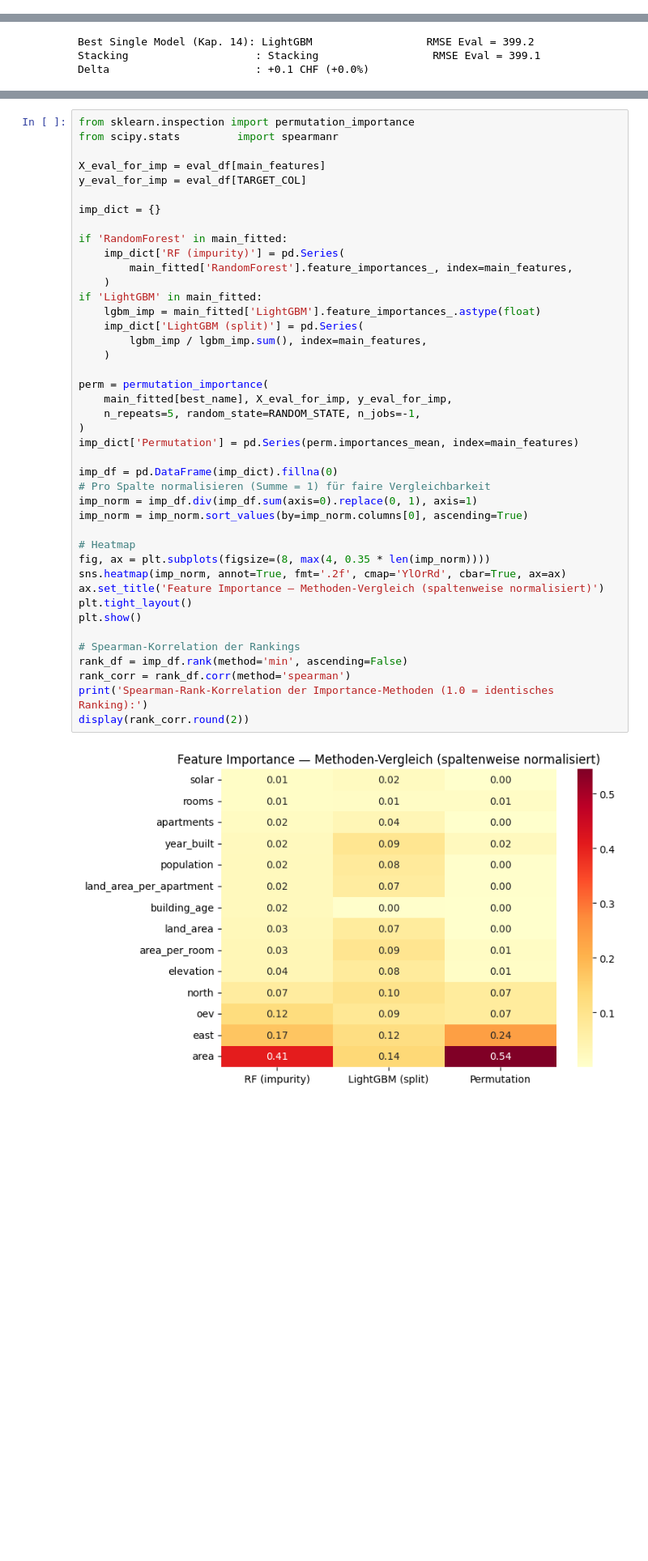
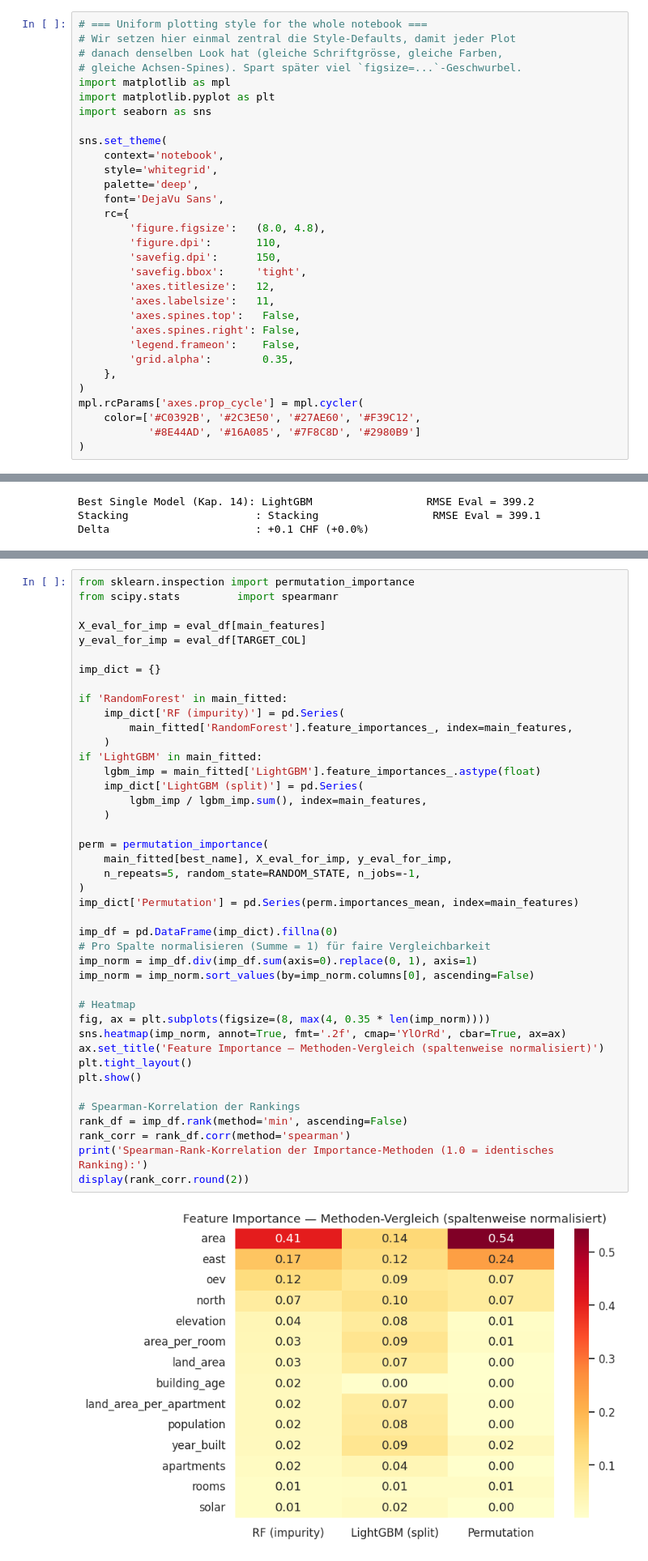
Before and after one commit to 0xff4b/dspro1, a Jupyter notebook: src/notebooks/model_v3_clean.ipynb, the cells around one changed output, grey strips where cells are left out. Shown at 81% size. Saved outputs shown, nothing was run; the diff lists cells and outputs as text; blank space fills up the shorter version.

```diff
--- a/src/notebooks/model_v3_clean.ipynb
+++ b/src/notebooks/model_v3_clean.ipynb
@@ -135,6 +48,37 @@ print(f'LightGBM verfügbar: {HAS_LGBM}')
 # %% [output]
 XGBoost verfügbar : True
 LightGBM verfügbar: True
+# %%
+# === Uniform plotting style for the whole notebook ===
+# Wir setzen hier einmal zentral die Style-Defaults, damit jeder Plot
+# danach denselben Look hat (gleiche Schriftgrösse, gleiche Farben,
+# gleiche Achsen-Spines). Spart später viel `figsize=...`-Geschwurbel.
+import matplotlib as mpl
+import matplotlib.pyplot as plt
+import seaborn as sns
+
+sns.set_theme(
+    context='notebook',
+    style='whitegrid',
+    palette='deep',
+    font='DejaVu Sans',
+    rc={
+        'figure.figsize':   (8.0, 4.8),
+        'figure.dpi':       110,
+        'savefig.dpi':      150,
+        'savefig.bbox':     'tight',
+        'axes.titlesize':   12,
+        'axes.labelsize':   11,
+        'axes.spines.top':   False,
+        'axes.spines.right': False,
+        'legend.frameon':    False,
+        'grid.alpha':        0.35,
+    },
+)
+mpl.rcParams['axes.prop_cycle'] = mpl.cycler(
+    color=['#C0392B', '#2C3E50', '#27AE60', '#F39C12',
+           '#8E44AD', '#16A085', '#7F8C8D', '#2980B9']
+)
 # %%
 from pathlib import Path
 import matplotlib.pyplot as plt
@@ -2763,35 +1641,35 @@ if 'RandomForest' in main_fitted:
     )
 if 'LightGBM' in main_fitted:
     lgbm_imp = main_fitted['LightGBM'].feature_importances_.astype(float)
     imp_dict['LightGBM (split)'] = pd.Series(
         lgbm_imp / lgbm_imp.sum(), index=main_features,
     )
 
 perm = permutation_importance(
     main_fitted[best_name], X_eval_for_imp, y_eval_for_imp,
     n_repeats=5, random_state=RANDOM_STATE, n_jobs=-1,
 )
 imp_dict['Permutation'] = pd.Series(perm.importances_mean, index=main_features)
 
 imp_df = pd.DataFrame(imp_dict).fillna(0)
 # Pro Spalte normalisieren (Summe = 1) für faire Vergleichbarkeit
 imp_norm = imp_df.div(imp_df.sum(axis=0).replace(0, 1), axis=1)
-imp_norm = imp_norm.sort_values(by=imp_norm.columns[0], ascending=True)
+imp_norm = imp_norm.sort_values(by=imp_norm.columns[0], ascending=False)
 
 # Heatmap
 fig, ax = plt.subplots(figsize=(8, max(4, 0.35 * len(imp_norm))))
 sns.heatmap(imp_norm, annot=True, fmt='.2f', cmap='YlOrRd', cbar=True, ax=ax)
 ax.set_title('Feature Importance — Methoden-Vergleich (spaltenweise normalisiert)')
 plt.tight_layout()
 plt.show()
 
 # Spearman-Korrelation der Rankings
 rank_df = imp_df.rank(method='min', ascending=False)
 rank_corr = rank_df.corr(method='spearman')
 print('Spearman-Rank-Korrelation der Importance-Methoden (1.0 = identisches Ranking):')
 display(rank_corr.round(2))
 # %% [output]
-[figure, old version]
+[figure, new version]
 Spearman-Rank-Korrelation der Importance-Methoden (1.0 = identisches Ranking):
 |  | RF (impurity) | LightGBM (split) | Permutation |
 | RF (impurity) | 1.00 | 0.75 | 0.67 |
```
Also changed, not shown: parts of 122 cells of this notebook, 45 other files.
